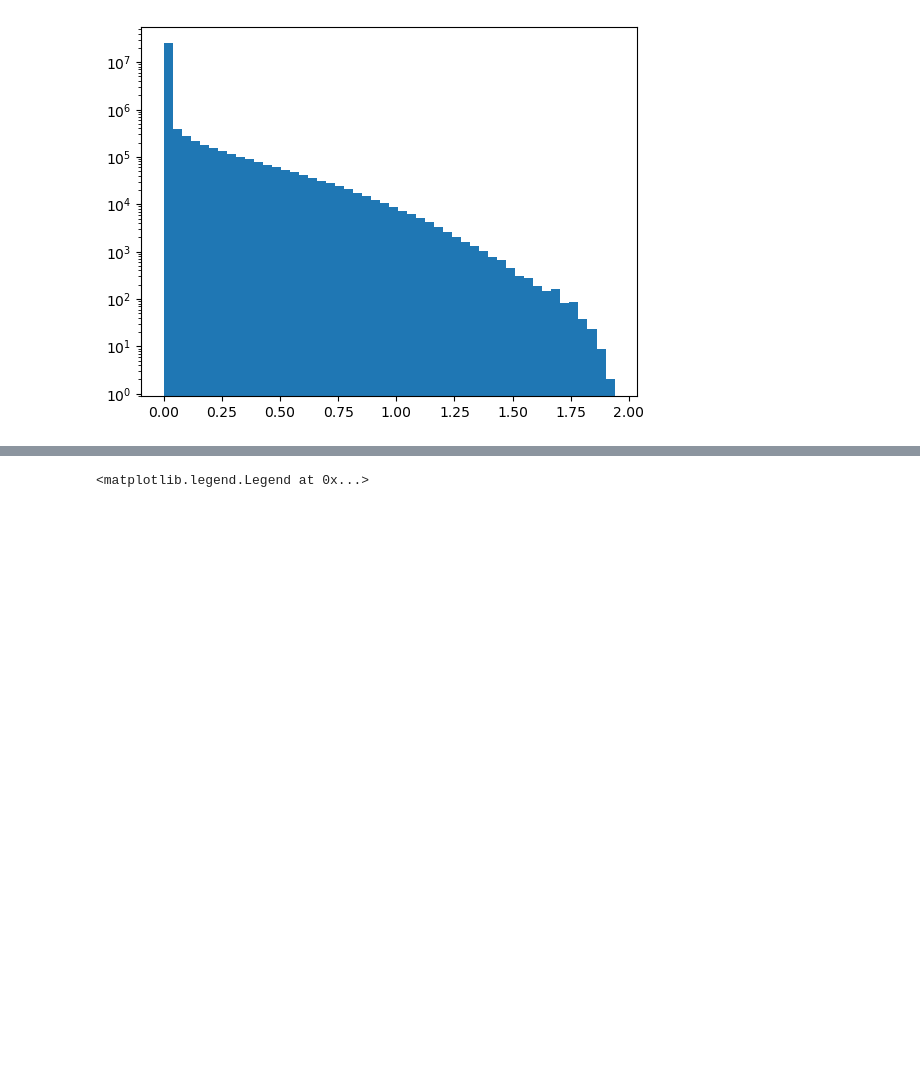
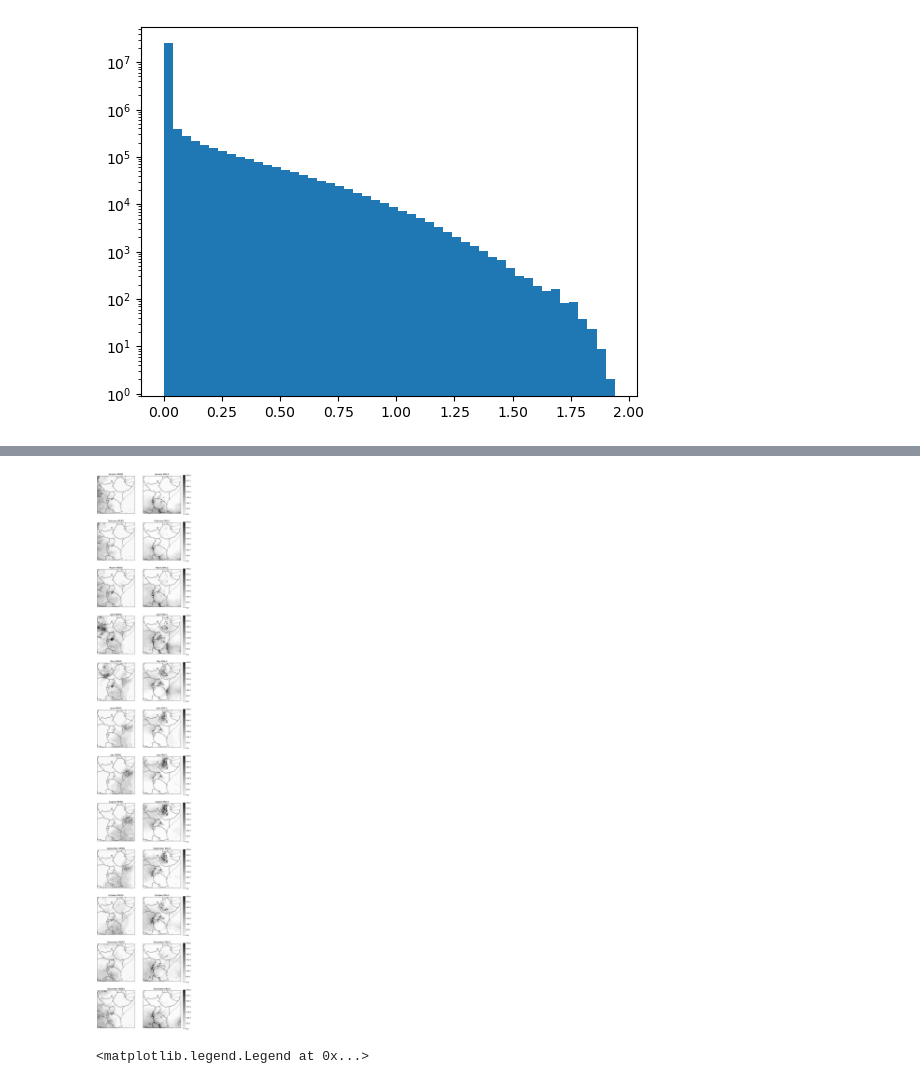
Before and after one commit to mlangguth89/downscaling-cgan, a Jupyter notebook: notebooks/explore_imerg.ipynb, the cells around one changed output, grey strips where cells are left out. Cells and saved outputs as stored; diff of their text form; code cells hidden in the pictures; blank space fills up the shorter version.

Commit message:
imerg plotting and changed tfrecords_generator to accept date ranges again

```diff
--- a/notebooks/explore_imerg.ipynb
+++ b/notebooks/explore_imerg.ipynb
@@ -235,7 +235,7 @@ total_rainfall_dict = {}
 monthly_rainfall_dict = {}
 monthly_rainfall_dict_era5 = {}
 
-for year in [2016, 2017, 2018, 2019]:
+for year in [2016]:
 
     total_rainfall_dict[year] = {}
     monthly_rainfall_dict[year] = {}
@@ -243,7 +243,7 @@ for year in [2016, 2017, 2018, 2019]:
 
     print('Year=', year)
 
-    for month in tqdm(np.arange(1, 13)):
+    for month in tqdm(np.arange(1, 2)):
 
         total_rainfall_dict[year][month] = {}
         monthly_rainfall = 0
@@ -251,7 +251,7 @@ for year in [2016, 2017, 2018, 2019]:
         for day in range(1, monthrange(year, month)[1]+1):
             daily_rainfall = 0
             hourly_rainfall = []
-            for hour in hours:
+            for hour in [0]:
                 # This sselects with method = 'nearest' so grid resolution should match era5
                 ds_hr = load_imerg_raw(year, month, day, hour,
                                        imerg_data_dir='/bp1/geog-tropical/users/uz22147/east_africa_data/IMERG/half_hourly/final')
@@ -340,12 +296,12 @@ monthly_rainfall_era5_dict
 # %%
 import pickle
 
-with open('../total_rainfall.pkl', 'rb') as ifh:
+with open('total_rainfall.pkl', 'rb') as ifh:
     total_rainfall_dict = pickle.load(ifh)
 
 
-with open('../monthly_rainfall.pkl', 'rb') as ifh:
+with open('monthly_rainfall.pkl', 'rb') as ifh:
     monthly_rainfall_dict = pickle.load(ifh)
 
-with open('../monthly_rainfall_era5.pkl', 'rb') as ifh:
+with open('monthly_rainfall_era5.pkl', 'rb') as ifh:
     monthly_rainfall_era5_dict = pickle.load(ifh)
@@ -355,0 +367,48 @@ NameError: name 'ds_hr' is not defined
+# %%
+from datetime import date
+
+palette="YlGnBu"
+linewidth = 0.4
+cmap = ListedColormap(sns.color_palette(palette, 256))
+cmap.set_under('white')
+extent = [min(data.DEFAULT_LONGITUDE_RANGE), max(data.DEFAULT_LONGITUDE_RANGE), min(data.DEFAULT_LATITUDE_RANGE), max(data.DEFAULT_LATITUDE_RANGE)]
+alpha = 0.8
+spacing = 10
+units = "Rain rate [mm h$^{-1}$]"
+cb_tick_loc = np.array([0.1, 0.5, 1, 2, 5, 15, 30, 50])
+cb_tick_labels = [0.1, 0.5, 1, 2, 5, 15, 30, 50]
+value_range_precip=(0.1, 30)
+num_cols = 2
+num_rows = 12
+figsize = (num_cols*5, num_rows*5)
+# plt.figure(figsize=figsize)
+
+fig, axs = plt.subplots(nrows=num_rows, ncols=num_cols, figsize=figsize,
+                        subplot_kw={'projection': ccrs.PlateCarree()}, gridspec_kw={'width_ratios': [1, 1.25]})
+for month in np.arange(1, 13):
+
+    row = month -1
+    # row = (month-1) // 3
+    # col = month-1 - (row) * num_cols
+
+    max_val = avg_monthly_rainfall[month].max()
+    axs[row, 0].coastlines(resolution='10m', color='black', linewidth=linewidth)
+    im = axs[row, 0].contourf(longitude_vals, latitude_vals , avg_monthly_rainfall[month][ :,:], transform=ccrs.PlateCarree(),
+                        cmap='Greys', levels=np.linspace(0, 650, 10))
+    axs[row, 0].set_title(date(2020, month, 1).strftime('%B') + ' iMERG')
+
+    axs[row, 1].coastlines(resolution='10m', color='black', linewidth=linewidth)
+    im = axs[row, 1].contourf(longitude_vals, latitude_vals , avg_monthly_rainfall_era5[month][ :,:], transform=ccrs.PlateCarree(),
+                        cmap='Greys', levels=np.linspace(0, 650, 15))
+    axs[row, 1].set_title(date(2020, month, 1).strftime('%B') + ' ERA-5')
+    # plot_img_log_coastlines(avg_monthly_rainfall[month][ :,:], value_range_precip=value_range_precip,
+    #                                     cmap=cmap,
+    #                                     extent=extent,
+    #                                     alpha=alpha)
+    plt.colorbar(im)
+
+    axs[row, 0].add_feature(cfeature.BORDERS)
+    axs[row, 1].add_feature(cfeature.BORDERS)
+# ax.add_feature(cfeature.LAKES)
+# %% [output]
+[figure, added]
```
Also changed, not shown: parts of 13 cells of this notebook, 6 other files.
